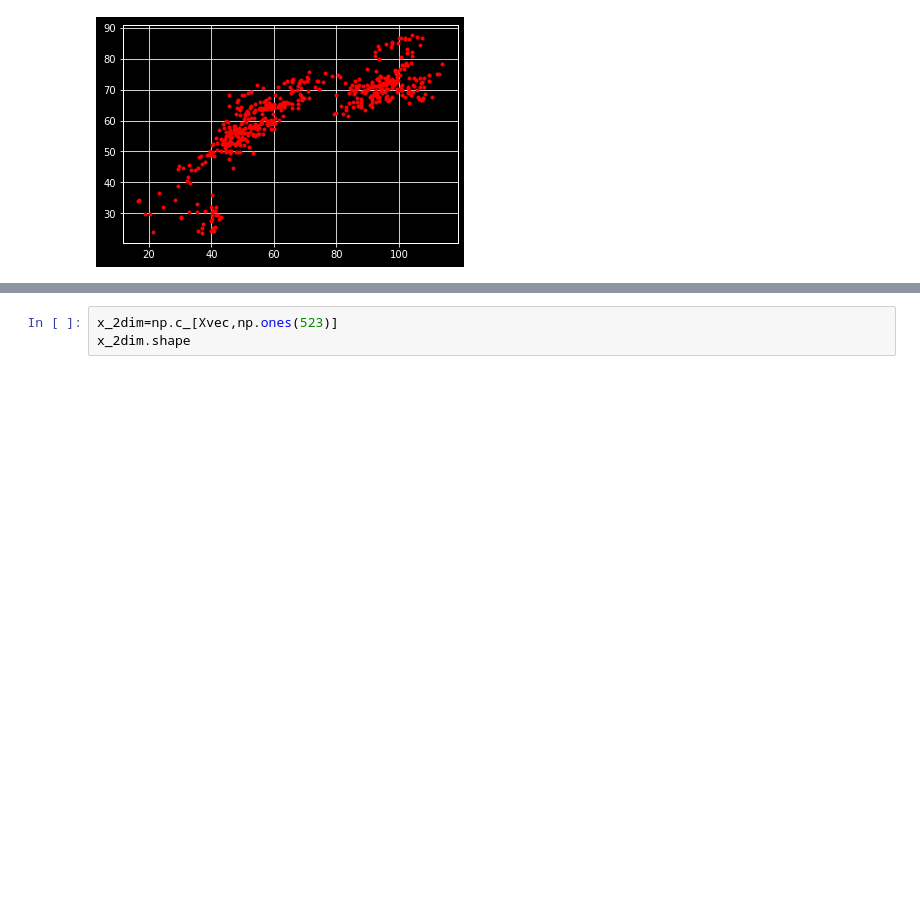
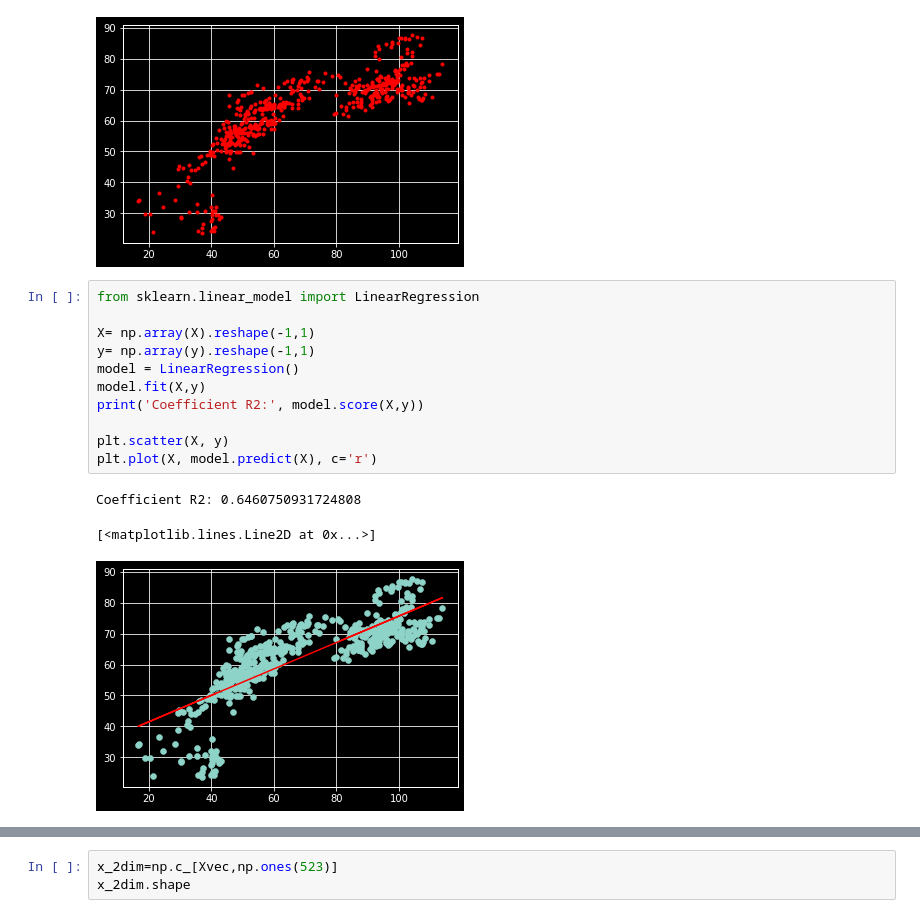
Before and after one commit to Eliesaleh/Linear-Regression, a Jupyter notebook: LinearRegression.ipynb, the cells around one changed output, grey strips where cells are left out. Saved outputs shown, nothing was run; the diff lists cells and outputs as text; blank space fills up the shorter version.

```diff
--- a/LinearRegression.ipynb
+++ b/LinearRegression.ipynb
@@ -447,3 +451,18 @@ plt.plot(X,y,"r.")
 plt.show()
 # %% [output]
 [figure]
+# %%
+from sklearn.linear_model import LinearRegression
+
+X= np.array(X).reshape(-1,1)
+y= np.array(y).reshape(-1,1)
+model = LinearRegression()
+model.fit(X,y)
+print('Coefficient R2:', model.score(X,y))
+
+plt.scatter(X, y)
+plt.plot(X, model.predict(X), c='r')
+# %% [output]
+Coefficient R2: 0.6460750931724808
+[<matplotlib.lines.Line2D at 0x...>]
+[figure, added]
```
Also changed, not shown: parts of 11 cells of this notebook.
